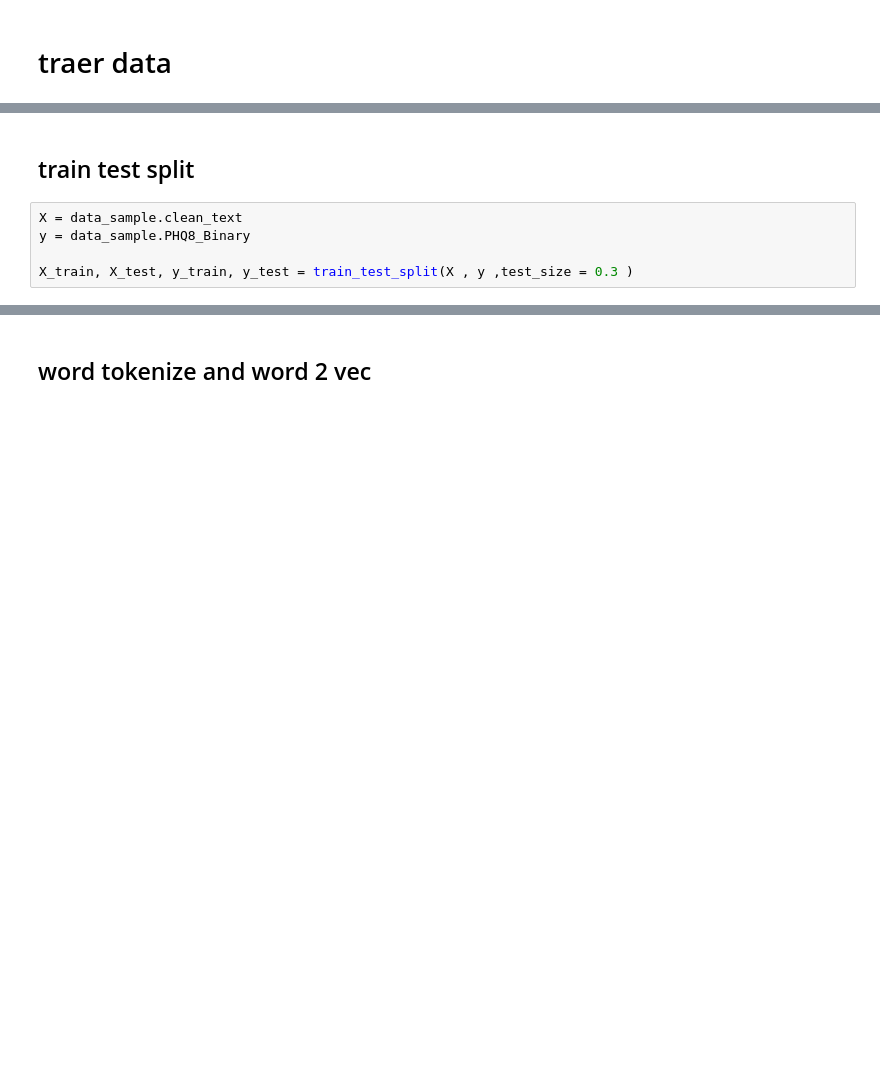
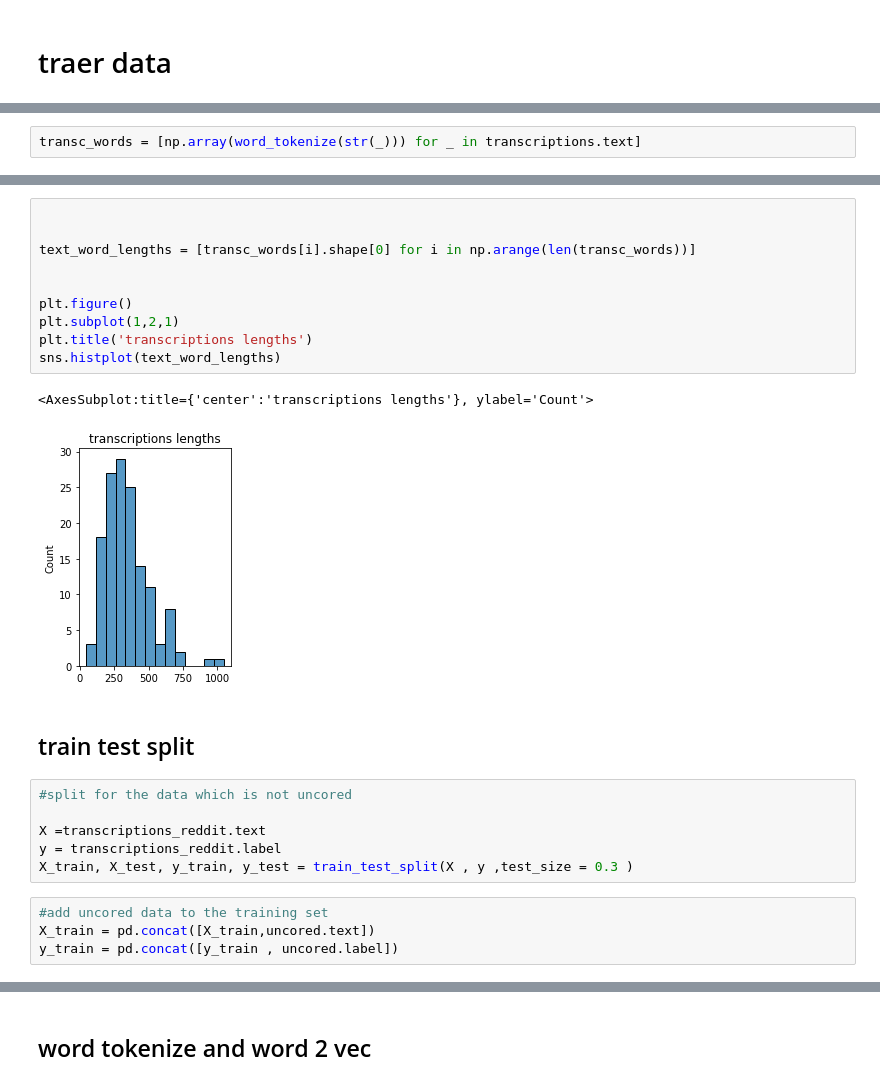
Before and after one commit to JoacoSoulez/Smart-Detector-of-Depressive-Disorder, a Jupyter notebook: notebooks/neural networks/rnn_word2vec_all_data.ipynb, the cells around one changed output, grey strips where cells are left out. Drawn from its saved outputs; the diff is of its cells as text; blank space fills up the shorter version.

```diff
--- a/notebooks/neural networks/rnn_word2vec_all_data.ipynb
+++ b/notebooks/neural networks/rnn_word2vec_all_data.ipynb
@@ -80,0 +124,2 @@ transcriptions.merge(twitter_reddit)
+# %%
+transc_words = [np.array(word_tokenize(str(_))) for _ in transcriptions.text]
@@ -81,10 +146,28 @@ transcriptions.merge(twitter_reddit)
+# %%
+
+
+text_word_lengths = [transc_words[i].shape[0] for i in np.arange(len(transc_words))]
+
+
+plt.figure()
+plt.subplot(1,2,1)
+plt.title('transcriptions lengths')
+sns.histplot(text_word_lengths)
+# %% [output]
+<AxesSubplot:title={'center':'transcriptions lengths'}, ylabel='Count'>
+[figure, added]
 # %% [markdown]
 ## train test split
 # %%
-X = data_sample.clean_text
-y = data_sample.PHQ8_Binary
+#split for the data which is not uncored
 
+X =transcriptions_reddit.text
+y = transcriptions_reddit.label
 X_train, X_test, y_train, y_test = train_test_split(X , y ,test_size = 0.3 )
+# %%
+#add uncored data to the training set
+X_train = pd.concat([X_train,uncored.text])
+y_train = pd.concat([y_train , uncored.label])
 # %%
 print('length of X_train',len(X_train), 'length of X_test',len(X_test), 'length of y_train',len(y_train), 'length of y_test',len(y_test))
 # %% [output]
```
Also changed, not shown: parts of 33 cells of this notebook, 1 other file.
